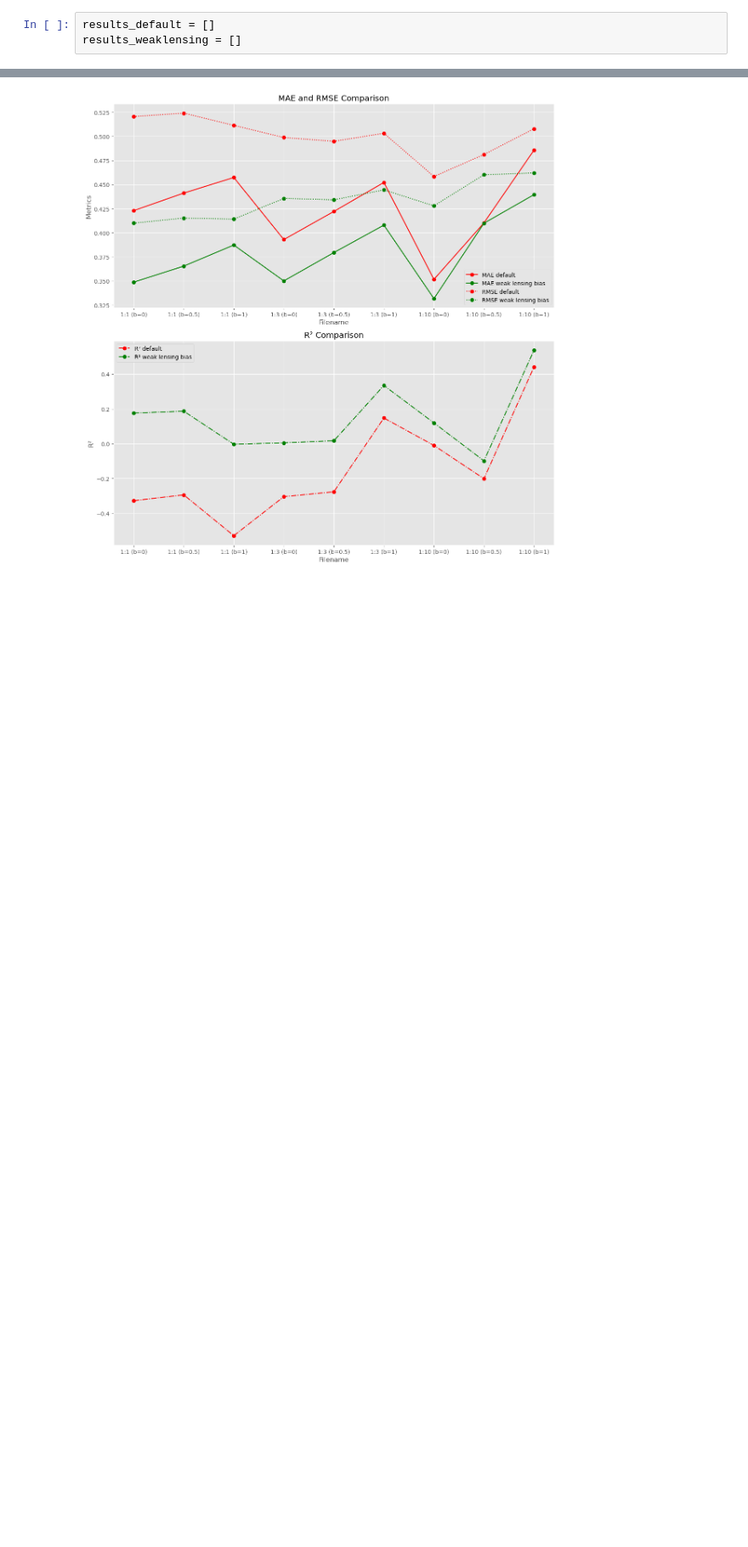
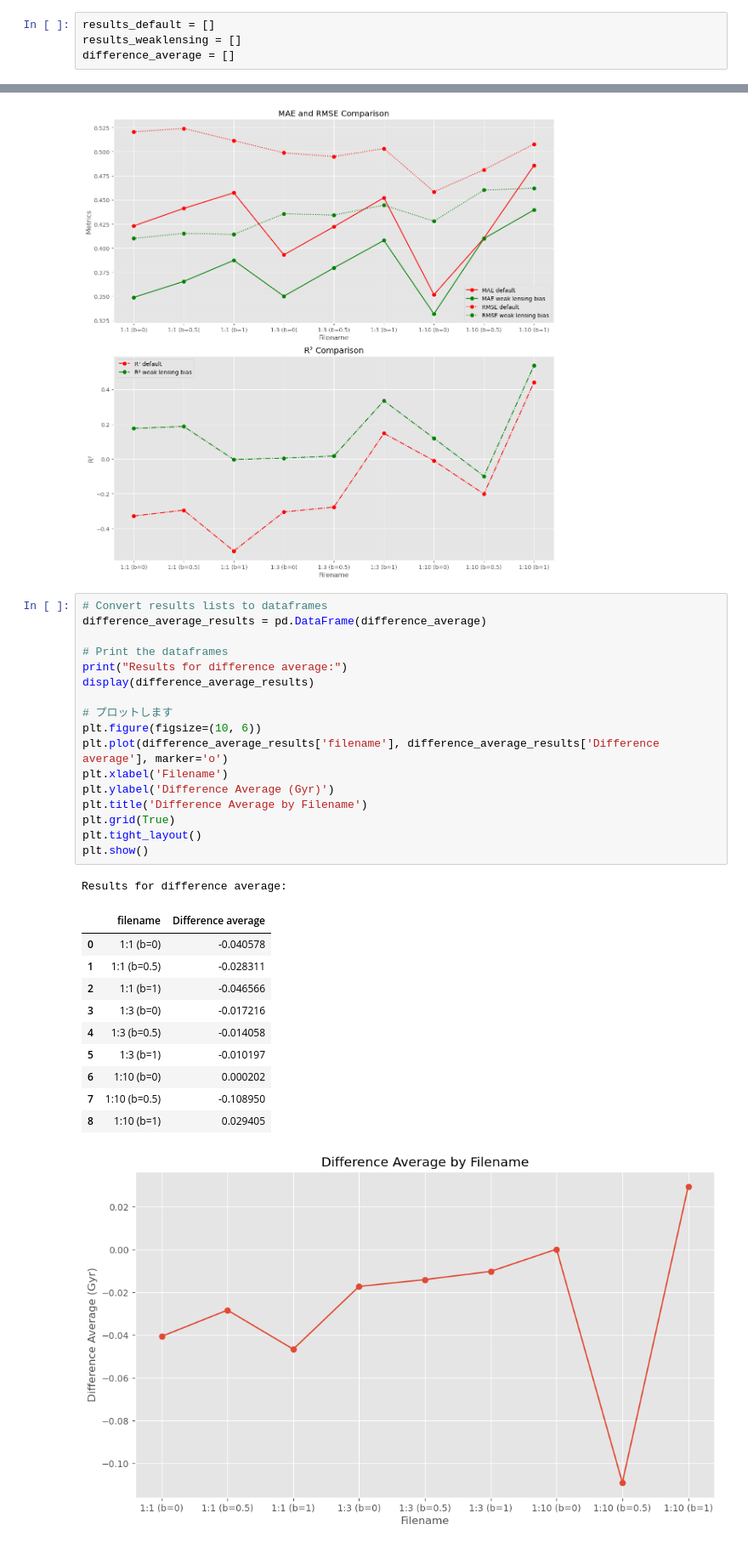
Before and after one commit to ryusei172525/SSP2024_GalaxyClusters, a Jupyter notebook: analysis_comparison_weaklensing.ipynb, the cells around one changed output, grey strips where cells are left out. Shown at 85% size. Cells and saved outputs as stored; diff of their text form; blank space fills up the shorter version.

```diff
--- a/analysis_comparison_weaklensing.ipynb
+++ b/analysis_comparison_weaklensing.ipynb
@@ -30,6 +30,7 @@ import re
 # %%
 results_default = []
 results_weaklensing = []
+difference_average = []
 # %%
 def extract_parameters(filename):
     # Define the pattern to extract the parameters from the filename
@@ -543,3 +550,33 @@ Results for weak lensing:
 Average Improvement
 {'MAE': 0.04626600295426769, 'RMSE': 0.06626347835961743, 'R²': 0.29245583892856336}
 [figure]
+# %%
+# Convert results lists to dataframes
+difference_average_results = pd.DataFrame(difference_average)
+
+# Print the dataframes
+print("Results for difference average:")
+display(difference_average_results)
+
+# プロットします
+plt.figure(figsize=(10, 6))
+plt.plot(difference_average_results['filename'], difference_average_results['Difference average'], marker='o')
+plt.xlabel('Filename')
+plt.ylabel('Difference Average (Gyr)')
+plt.title('Difference Average by Filename')
+plt.grid(True)
+plt.tight_layout()
+plt.show()
+# %% [output]
+Results for difference average:
+|  | filename | Difference average |
+| 0 | 1:1 (b=0) | -0.040578 |
+| 1 | 1:1 (b=0.5) | -0.028311 |
+| 2 | 1:1 (b=1) | -0.046566 |
+| 3 | 1:3 (b=0) | -0.017216 |
+| 4 | 1:3 (b=0.5) | -0.014058 |
+| 5 | 1:3 (b=1) | -0.010197 |
+| 6 | 1:10 (b=0) | 0.000202 |
+| 7 | 1:10 (b=0.5) | -0.108950 |
+| 8 | 1:10 (b=1) | 0.029405 |
+[figure, added]
```
Also changed, not shown: parts of 1 cell of this notebook, 1 other file.
